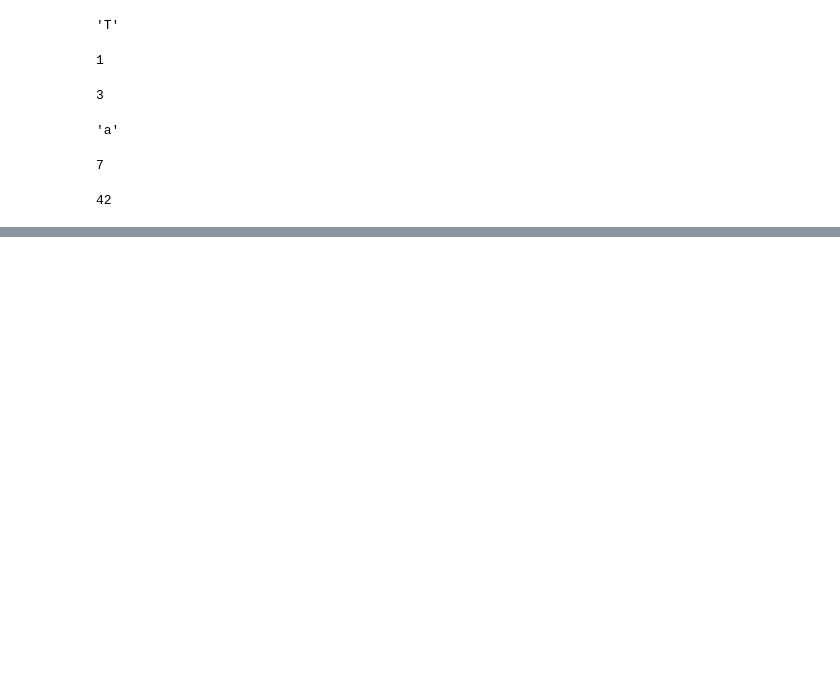
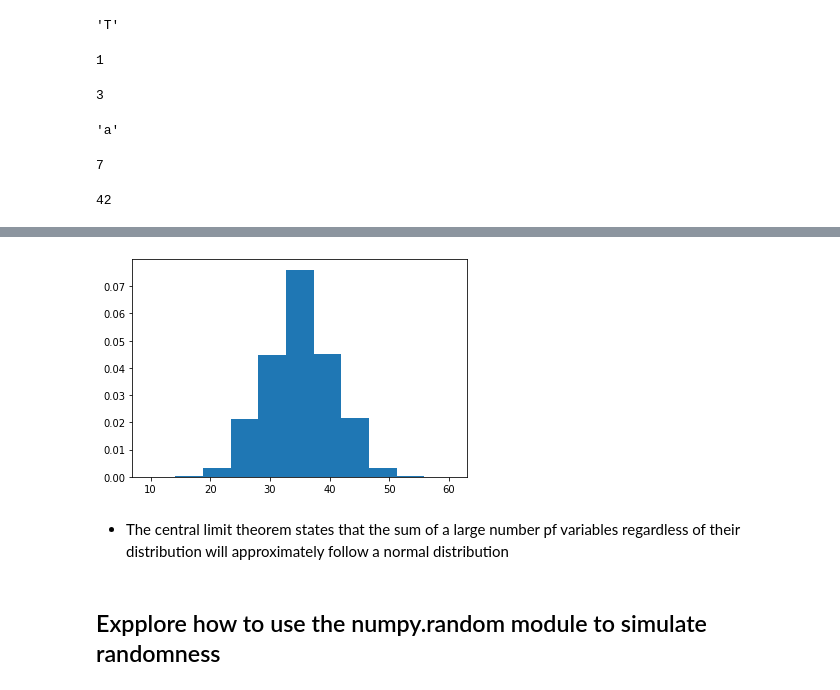
Before and after one commit to samuelatuma1/PythonForRx, a Jupyter notebook: scope_rules.ipynb, the cells around one changed output, grey strips where cells are left out. Cells and saved outputs as stored; diff of their text form; code cells hidden in the pictures; blank space fills up the shorter version.

```diff
--- a/scope_rules.ipynb
+++ b/scope_rules.ipynb
@@ -859,0 +885,23 @@ sum(values)
+# %%
+# Rolling a die ten times, summing the results, and plotting the distribution for the results
+
+sum_total_rolls = []
+
+for i in range(20):
+    sum_rolls = 0
+    for i in range(10):
+        roll = random.choice([1, 2, 3, 4, 5, 6])
+        sum_rolls += roll
+    sum_total_rolls.append(sum_rolls)
+
+# Alternatively
+sum_total_rolls =[sum([random.choice([1, 2, 3, 4, 5, 6]) for i in range(10)]) for j in range(100000)]
+
+#Plot the distribution of the result
+plt.hist(sum_total_rolls, bins=np.linspace(9.5, 60.5, 12), density=True);
+# %% [output]
+[figure, added]
+# %% [markdown]
+* The central limit theorem states that the sum of a large number pf variables regardless of their distribution will approximately follow a normal distribution
+# %% [markdown]
+## Expplore how to use the numpy.random module to simulate randomness
```
Also changed, not shown: parts of 26 cells of this notebook, 2 other files.
